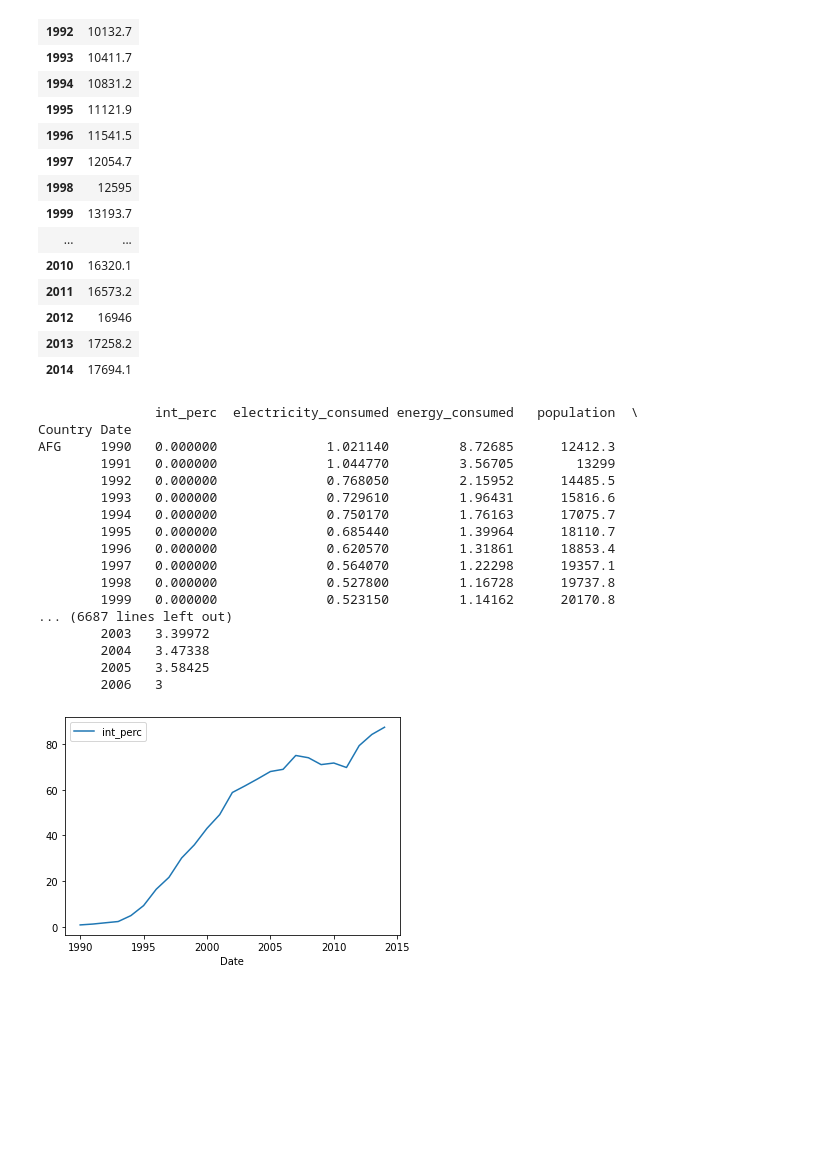
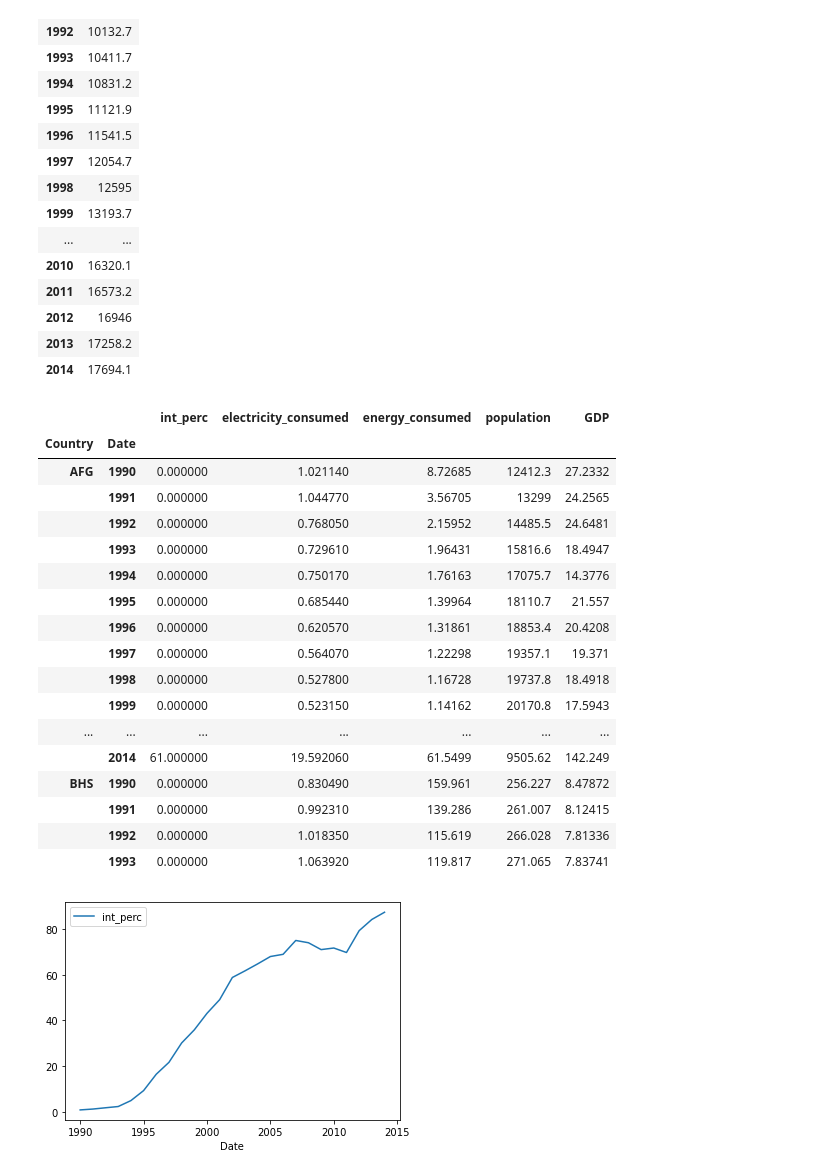
Before and after one commit to meester600/Springboard, a Jupyter notebook: Internet_Enery Capstone/Data_Wrangling.ipynb, the cells around one changed output. Saved outputs shown, nothing was run; the diff lists cells and outputs as text; code cells hidden in the pictures; blank space fills up the shorter version.

```diff
--- a/Internet_Enery Capstone/Data_Wrangling.ipynb
+++ b/Internet_Enery Capstone/Data_Wrangling.ipynb
@@ -522,25 +522,26 @@ df = pd.merge(df, energy_consumed_df, how = 'inner', on = ['Country', 'Date'])
 df = pd.merge(df, population_df, how = 'inner', on = ['Country' , 'Date'])
 df = pd.merge(df, gdp_df, how = 'inner', on = ['Country' , 'Date'])
 # %%
-df.head(5000)
+df.head(250)
 # %% [output]
-               int_perc  electricity_consumed energy_consumed   population  \
-Country Date
-AFG     1990   0.000000              1.021140         8.72685      12412.3
-        1991   0.000000              1.044770         3.56705        13299
-        1992   0.000000              0.768050         2.15952      14485.5
-        1993   0.000000              0.729610         1.96431      15816.6
-        1994   0.000000              0.750170         1.76163      17075.7
-        1995   0.000000              0.685440         1.39964      18110.7
-        1996   0.000000              0.620570         1.31861      18853.4
-        1997   0.000000              0.564070         1.22298      19357.1
-        1998   0.000000              0.527800         1.16728      19737.8
-        1999   0.000000              0.523150         1.14162      20170.8
-... (6687 lines left out)
-        2003   3.39972
-        2004   3.47338
-        2005   3.58425
-        2006   3
+|  |  | int_perc | electricity_consumed | energy_consumed | population | GDP |
+| Country | Date |  |  |  |  |  |
+| AFG | 1990 | 0.000000 | 1.021140 | 8.72685 | 12412.3 | 27.2332 |
+|  | 1991 | 0.000000 | 1.044770 | 3.56705 | 13299 | 24.2565 |
+|  | 1992 | 0.000000 | 0.768050 | 2.15952 | 14485.5 | 24.6481 |
+|  | 1993 | 0.000000 | 0.729610 | 1.96431 | 15816.6 | 18.4947 |
+|  | 1994 | 0.000000 | 0.750170 | 1.76163 | 17075.7 | 14.3776 |
+|  | 1995 | 0.000000 | 0.685440 | 1.39964 | 18110.7 | 21.557 |
+|  | 1996 | 0.000000 | 0.620570 | 1.31861 | 18853.4 | 20.4208 |
+|  | 1997 | 0.000000 | 0.564070 | 1.22298 | 19357.1 | 19.371 |
+|  | 1998 | 0.000000 | 0.527800 | 1.16728 | 19737.8 | 18.4918 |
+|  | 1999 | 0.000000 | 0.523150 | 1.14162 | 20170.8 | 17.5943 |
+| ... | ... | ... | ... | ... | ... | ... |
+|  | 2014 | 61.000000 | 19.592060 | 61.5499 | 9505.62 | 142.249 |
+| BHS | 1990 | 0.000000 | 0.830490 | 159.961 | 256.227 | 8.47872 |
+|  | 1991 | 0.000000 | 0.992310 | 139.286 | 261.007 | 8.12415 |
+|  | 1992 | 0.000000 | 1.018350 | 115.619 | 266.028 | 7.81336 |
+|  | 1993 | 0.000000 | 1.063920 | 119.817 | 271.065 | 7.83741 |
 # %%
 usa = df.loc['USA']
 # %%
```
